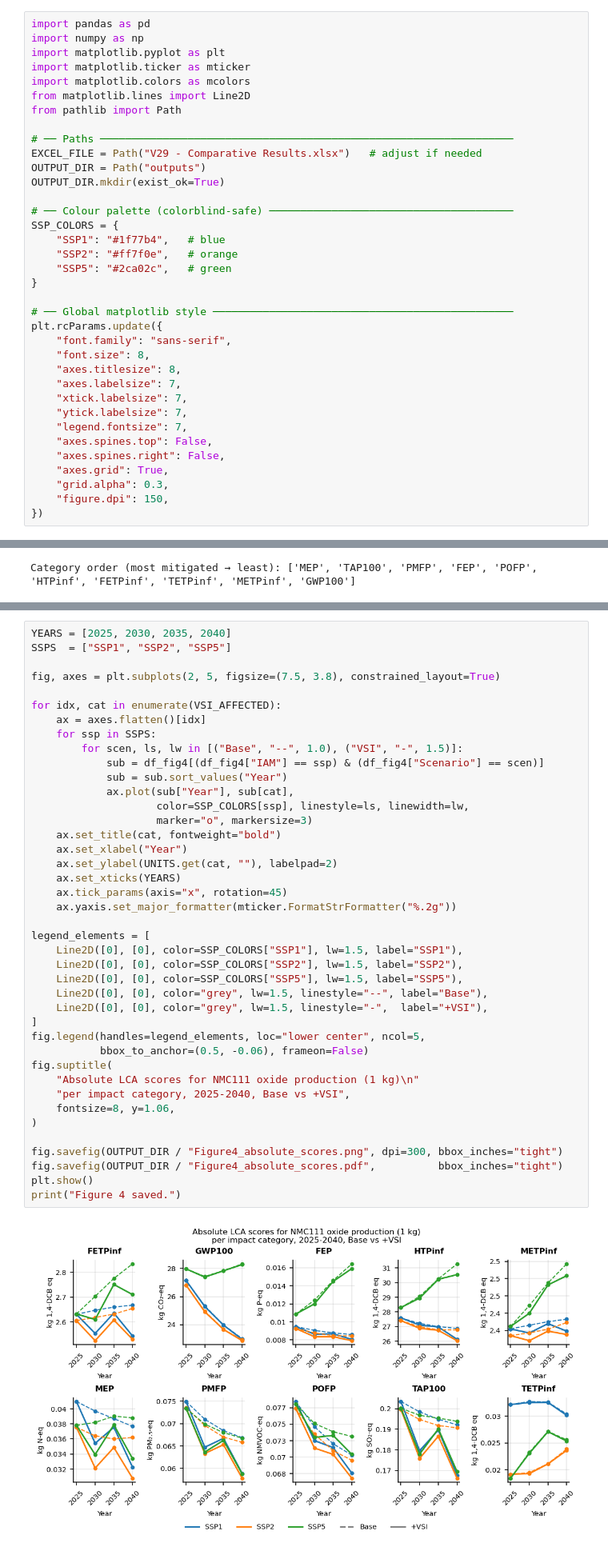
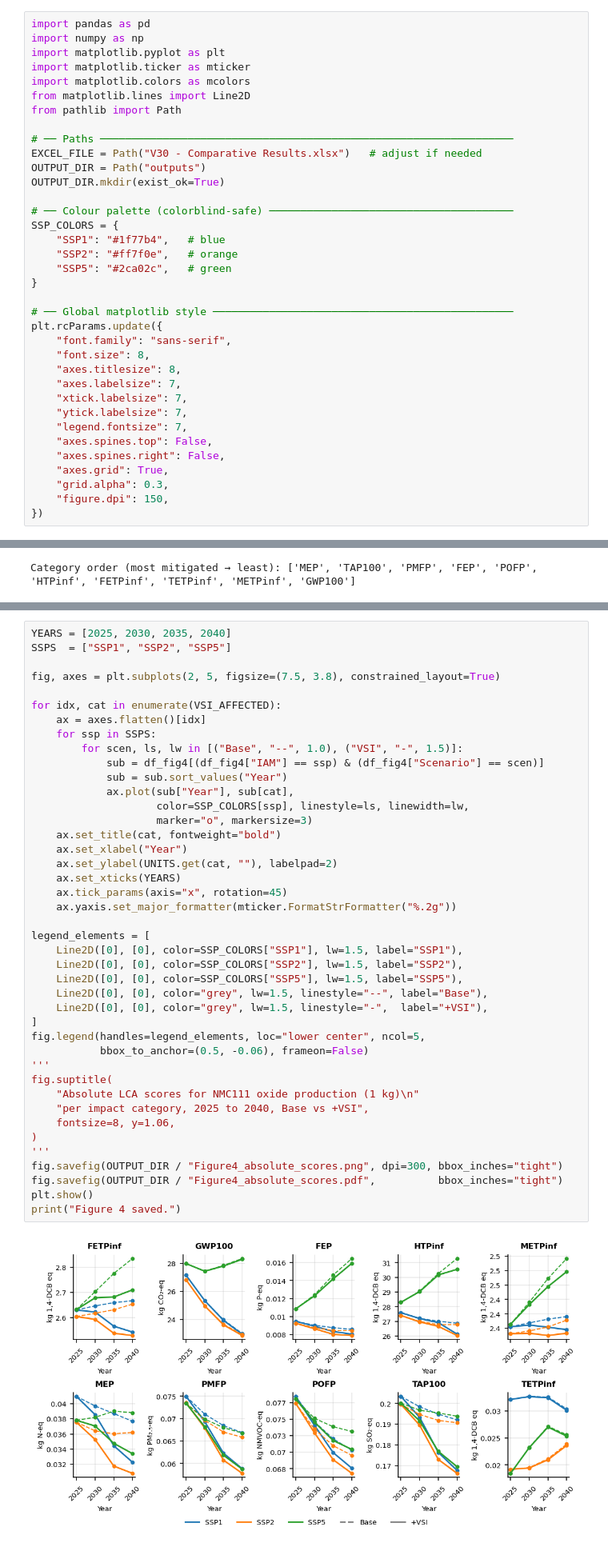
Before and after one commit to bernardomendonca/plca-NMC-oxide-BM-PhD, a Jupyter notebook: 11_figure_generation.ipynb, the cells around one changed output, grey strips where cells are left out. Shown at 80% size. Drawn from its saved outputs; the diff is of its cells as text.

```diff
--- a/11_figure_generation.ipynb
+++ b/11_figure_generation.ipynb
@@ -78,7 +24,7 @@ from matplotlib.lines import Line2D
 from pathlib import Path
 
 # ── Paths ──────────────────────────────────────────────────────────────────
-EXCEL_FILE = Path("V29 - Comparative Results.xlsx")   # adjust if needed
+EXCEL_FILE = Path("V30 - Comparative Results.xlsx")   # adjust if needed
 OUTPUT_DIR = Path("outputs")
 OUTPUT_DIR.mkdir(exist_ok=True)
 
@@ -299,36 +222,37 @@ for idx, cat in enumerate(VSI_AFFECTED):
             sub = df_fig4[(df_fig4["IAM"] == ssp) & (df_fig4["Scenario"] == scen)]
             sub = sub.sort_values("Year")
             ax.plot(sub["Year"], sub[cat],
                     color=SSP_COLORS[ssp], linestyle=ls, linewidth=lw,
                     marker="o", markersize=3)
     ax.set_title(cat, fontweight="bold")
     ax.set_xlabel("Year")
     ax.set_ylabel(UNITS.get(cat, ""), labelpad=2)
     ax.set_xticks(YEARS)
     ax.tick_params(axis="x", rotation=45)
     ax.yaxis.set_major_formatter(mticker.FormatStrFormatter("%.2g"))
 
 legend_elements = [
     Line2D([0], [0], color=SSP_COLORS["SSP1"], lw=1.5, label="SSP1"),
     Line2D([0], [0], color=SSP_COLORS["SSP2"], lw=1.5, label="SSP2"),
     Line2D([0], [0], color=SSP_COLORS["SSP5"], lw=1.5, label="SSP5"),
     Line2D([0], [0], color="grey", lw=1.5, linestyle="--", label="Base"),
     Line2D([0], [0], color="grey", lw=1.5, linestyle="-",  label="+VSI"),
 ]
 fig.legend(handles=legend_elements, loc="lower center", ncol=5,
            bbox_to_anchor=(0.5, -0.06), frameon=False)
+'''
 fig.suptitle(
     "Absolute LCA scores for NMC111 oxide production (1 kg)\n"
-    "per impact category, 2025-2040, Base vs +VSI",
+    "per impact category, 2025 to 2040, Base vs +VSI",
     fontsize=8, y=1.06,
 )
-
+'''
 fig.savefig(OUTPUT_DIR / "Figure4_absolute_scores.png", dpi=300, bbox_inches="tight")
 fig.savefig(OUTPUT_DIR / "Figure4_absolute_scores.pdf",          bbox_inches="tight")
 plt.show()
 print("Figure 4 saved.")
 # %% [output]
-[figure, old version]
+[figure, new version]
 Figure 4 saved.
 # %% [markdown]
 ---
```
Also changed, not shown: parts of 15 cells of this notebook, 1 other file.
